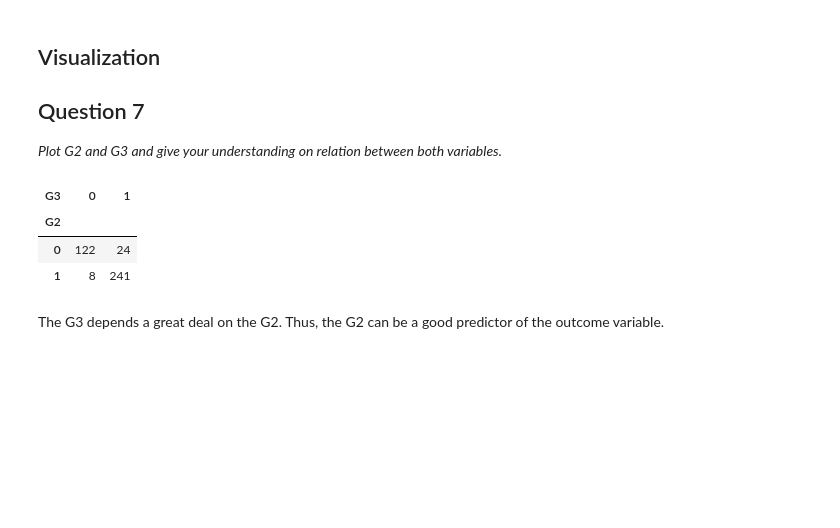
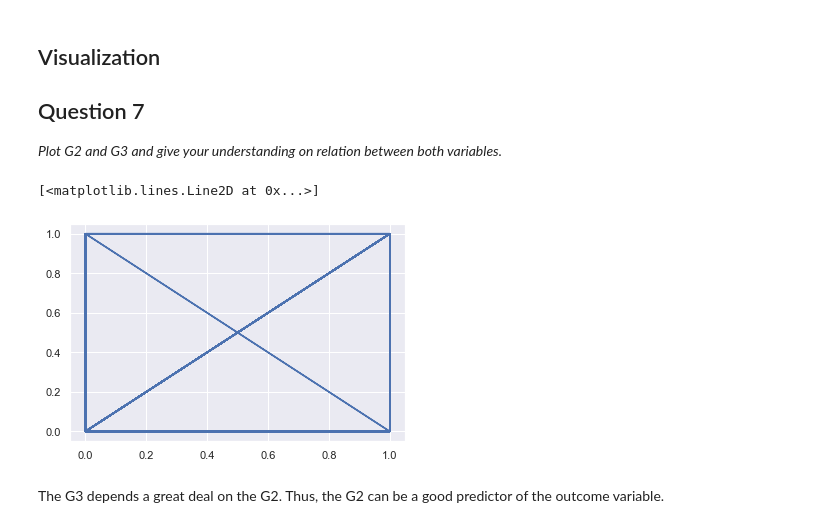
Before and after one commit to rohitlalwani-57/Projects, a Jupyter notebook: R3_External_Lab_Logistic_and_Naive_bayes_questions.ipynb, the cells around one changed output. Cells and saved outputs as stored; diff of their text form; code cells hidden in the pictures; blank space fills up the shorter version.

```diff
--- a/R3_External_Lab_Logistic_and_Naive_bayes_questions.ipynb
+++ b/R3_External_Lab_Logistic_and_Naive_bayes_questions.ipynb
@@ -59,6 +85,3 @@ student_df.shape
 *Set the index name of the dataframe to **"number"**. Check sample of data to drop if any missing values are there.*
 
 #### Answer:
-# %%
-student_df.index.name = "Number"
-student_df.head()
@@ -151,0 +178,8 @@ student_df1.head()
+# %%
+from sklearn import preprocessing
+
+label_encoder = preprocessing.LabelEncoder()
+for columns in student_df.select_dtypes(exclude='int64').columns:
+    student_df[columns] = label_encoder.fit_transform(student_df[columns])
+
+student_df.head()
@@ -185,0 +200,5 @@ student_df1[['G1','G2','G3']].head()
+# %%
+student_df['G1'] = student_df['G1'].apply(lambda x: 1 if x >= 10 else 0)
+student_df['G2'] = student_df['G2'].apply(lambda x: 1 if x >= 10 else 0)
+student_df['G3'] = student_df['G3'].apply(lambda x: 1 if x >= 10 else 0)
+student_df.head(10)
@@ -215,14 +227,11 @@ Name: G3, dtype: int64
 ## Question 7
 
 *Plot G2 and G3 and give your understanding on relation between both variables.*
-# %%
-import seaborn as sns
-pd.crosstab(student_df1['G2'], student_df1['G3'])
-# %% [output]
-| G3 | 0 | 1 |
-| G2 |  |  |
-| 0 | 122 | 24 |
-| 1 | 8 | 241 |
+# %%
+plt.plot(student_df['G2'],student_df['G3'])
+# %% [output]
+[<matplotlib.lines.Line2D at 0x...>]
+[figure, added]
 # %% [markdown]
 
 The G3 depends a great deal on the G2. Thus, the G2 can be a good predictor of the outcome variable.
```
Also changed, not shown: parts of 64 cells of this notebook, 4 other files.
